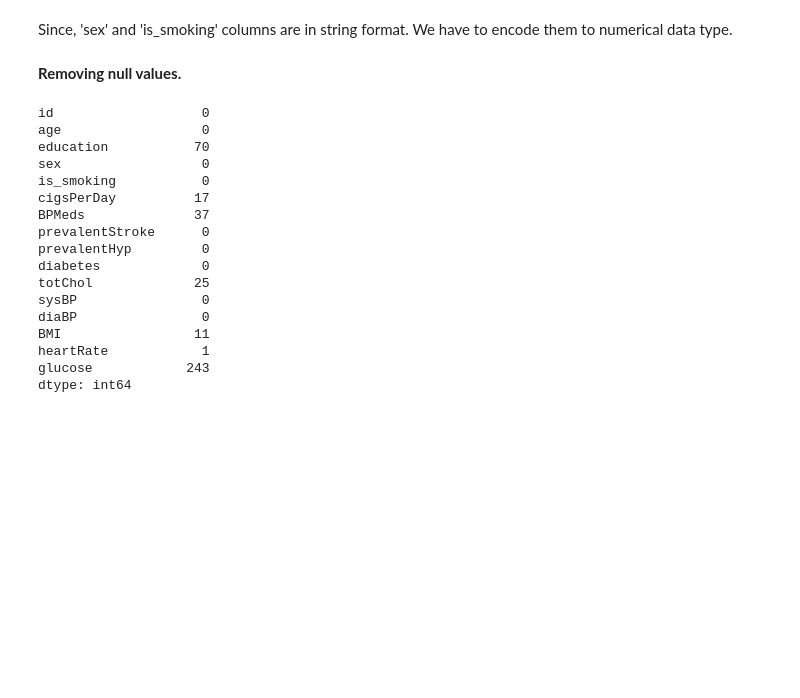
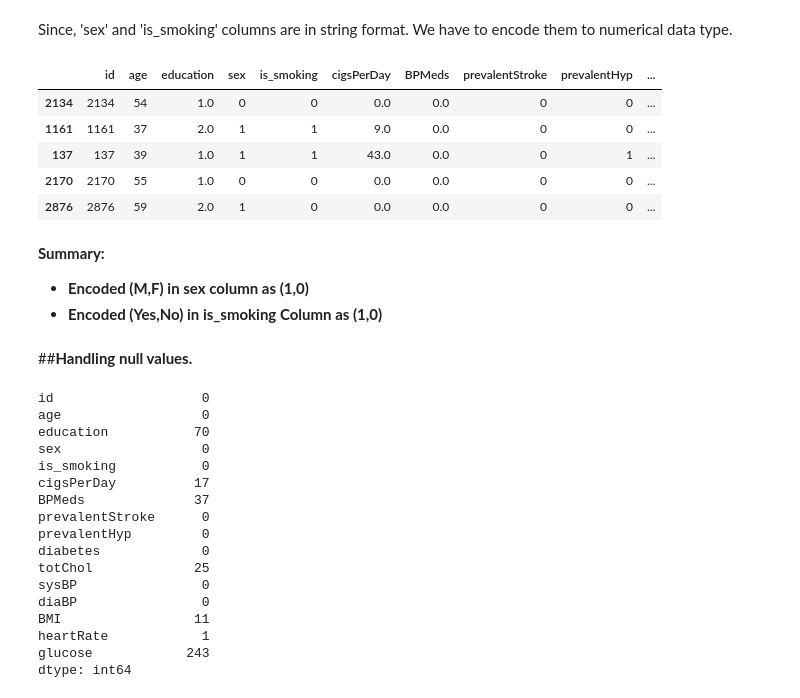
Before and after one commit to Haseeb227/Cardiovascular-Risk-Prediction, a Jupyter notebook: Cardiovascular_Risk_Prediction(Final).ipynb, the cells around one changed output. Drawn from its saved outputs; the diff is of its cells as text; code cells hidden in the pictures; blank space fills up the shorter version.

```diff
--- a/Cardiovascular_Risk_Prediction(Final).ipynb
+++ b/Cardiovascular_Risk_Prediction(Final).ipynb
@@ -281,8 +474,21 @@ def encoding_variables(dataset):
 # %%
 x_train = encoding_variables(x_train)      # encoding features of x_train dataset
 x_test = encoding_variables(x_test)        # encoding features of x_test dataset
+# %%
+x_train.head()
+# %% [output]
+|  | id | age | education | sex | is_smoking | cigsPerDay | BPMeds | prevalentStroke | prevalentHyp | ... |
+| 2134 | 2134 | 54 | 1.0 | 0 | 0 | 0.0 | 0.0 | 0 | 0 | ... |
+| 1161 | 1161 | 37 | 2.0 | 1 | 1 | 9.0 | 0.0 | 0 | 0 | ... |
+| 137 | 137 | 39 | 1.0 | 1 | 1 | 43.0 | 0.0 | 0 | 1 | ... |
+| 2170 | 2170 | 55 | 1.0 | 0 | 0 | 0.0 | 0.0 | 0 | 0 | ... |
+| 2876 | 2876 | 59 | 2.0 | 1 | 0 | 0.0 | 0.0 | 0 | 0 | ... |
+# %% [markdown]
+**Summary:**
+* **Encoded (M,F) in sex column as (1,0)**
+* **Encoded (Yes,No) in is_smoking Column as (1,0)**
 # %% [markdown]
-**Removing null values.**
+##**Handling null values.**
 # %%
 x_train.isnull().sum()  #checking null values in training dataset
 # %% [output]
```
Also changed, not shown: parts of 104 cells of this notebook.
